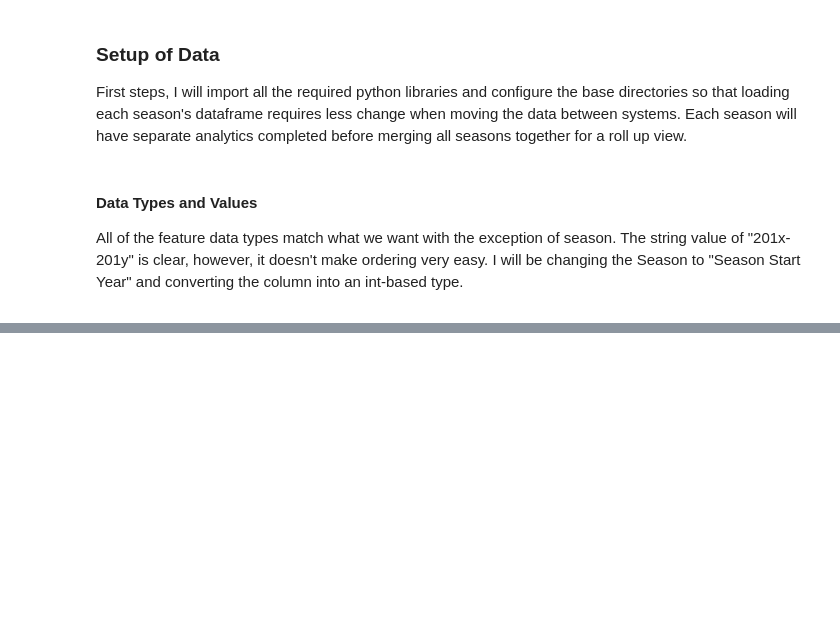
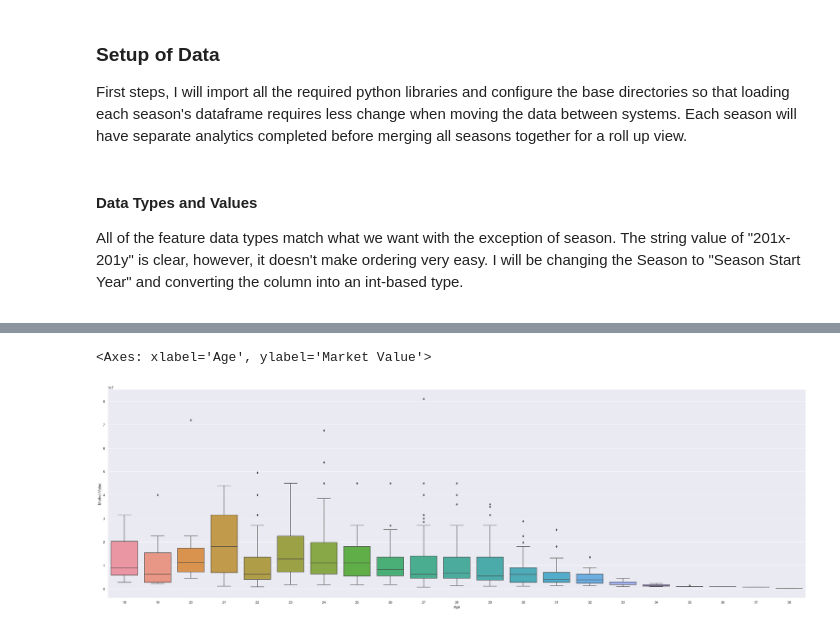
Before and after one commit to ascrivs/expert-octo-eureka, a Jupyter notebook: eda.ipynb, the cells around one changed output, grey strips where cells are left out. Cells and saved outputs as stored; diff of their text form; code cells hidden in the pictures; blank space fills up the shorter version.

```diff
--- a/eda.ipynb
+++ b/eda.ipynb
@@ -145,0 +169,4 @@ dtypes
+# %%
+def_df = df[df["Position"] == "DF"]
+fw_df = df[df["Position"] == "FW"]
+mf_df = df[df["Position"] == "MF"]
@@ -145,0 +189,5 @@ dtypes
+# %%
+sbn.boxplot(def_df,x="Age",y="Market Value")
+# %% [output]
+<Axes: xlabel='Age', ylabel='Market Value'>
+[figure, added]
```
Also changed, not shown: parts of 4 cells of this notebook.
